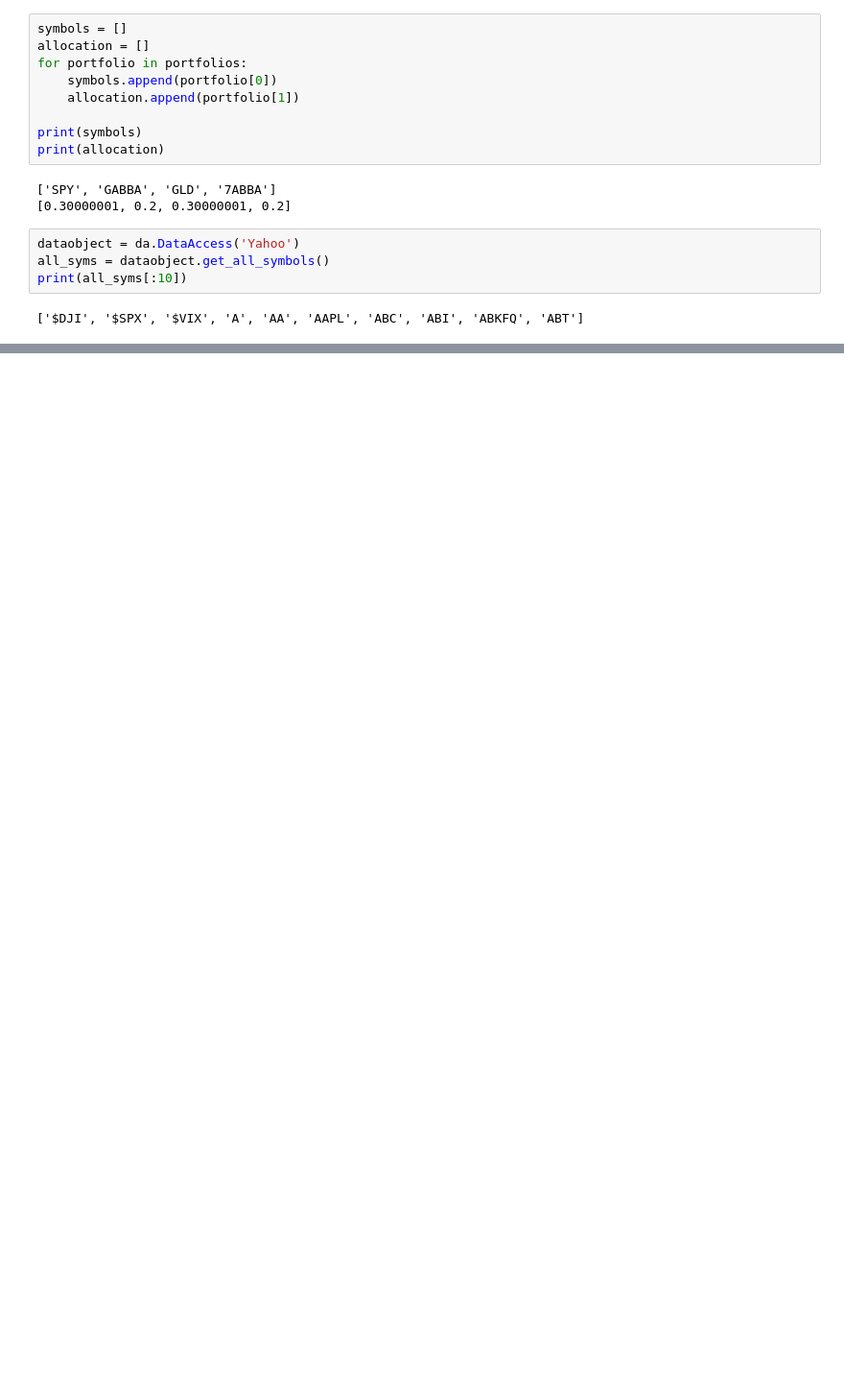
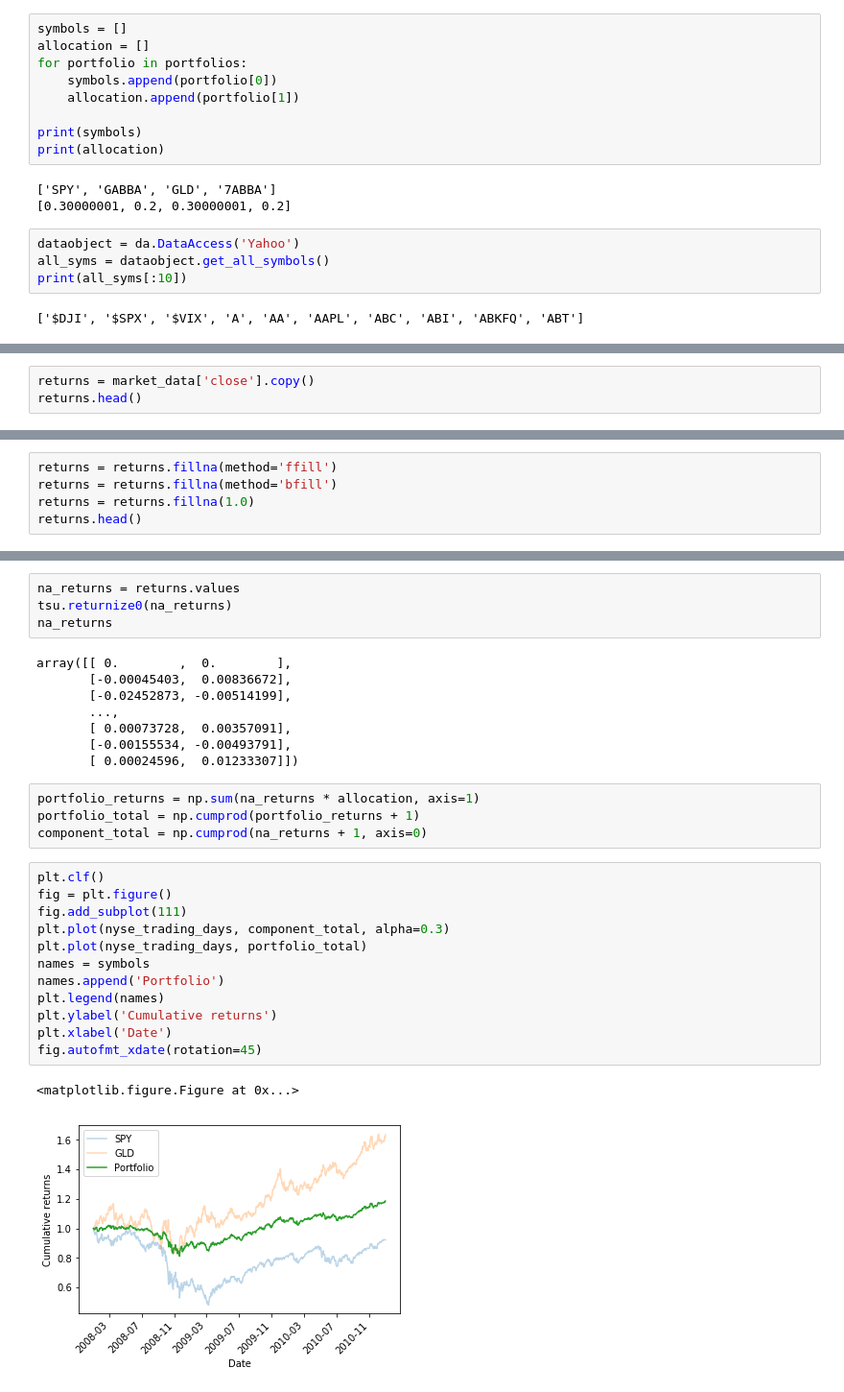
Before and after one commit to chicochico/computational-investing, a Jupyter notebook: tutorial3.ipynb, the cells around one changed output, grey strips where cells are left out. Shown at 96% size. Drawn from its saved outputs; the diff is of its cells as text; blank space fills up the shorter version.

```diff
--- a/tutorial3.ipynb
+++ b/tutorial3.ipynb
@@ -44,0 +81,3 @@ print(bad_syms)
+# %%
+returns = market_data['close'].copy()
+returns.head()
@@ -44,0 +91,5 @@ print(bad_syms)
+# %%
+returns = returns.fillna(method='ffill')
+returns = returns.fillna(method='bfill')
+returns = returns.fillna(1.0)
+returns.head()
@@ -44,0 +103,31 @@ print(bad_syms)
+# %%
+na_returns = returns.values
+tsu.returnize0(na_returns)
+na_returns
+# %% [output]
+array([[ 0.        ,  0.        ],
+       [-0.00045403,  0.00836672],
+       [-0.02452873, -0.00514199],
+       ...,
+       [ 0.00073728,  0.00357091],
+       [-0.00155534, -0.00493791],
+       [ 0.00024596,  0.01233307]])
+# %%
+portfolio_returns = np.sum(na_returns * allocation, axis=1)
+portfolio_total = np.cumprod(portfolio_returns + 1)
+component_total = np.cumprod(na_returns + 1, axis=0)
+# %%
+plt.clf()
+fig = plt.figure()
+fig.add_subplot(111)
+plt.plot(nyse_trading_days, component_total, alpha=0.3)
+plt.plot(nyse_trading_days, portfolio_total)
+names = symbols
+names.append('Portfolio')
+plt.legend(names)
+plt.ylabel('Cumulative returns')
+plt.xlabel('Date')
+fig.autofmt_xdate(rotation=45)
+# %% [output]
+<matplotlib.figure.Figure at 0x...>
+[figure, added]
```
Also changed, not shown: parts of 6 cells of this notebook, 2 other files.
